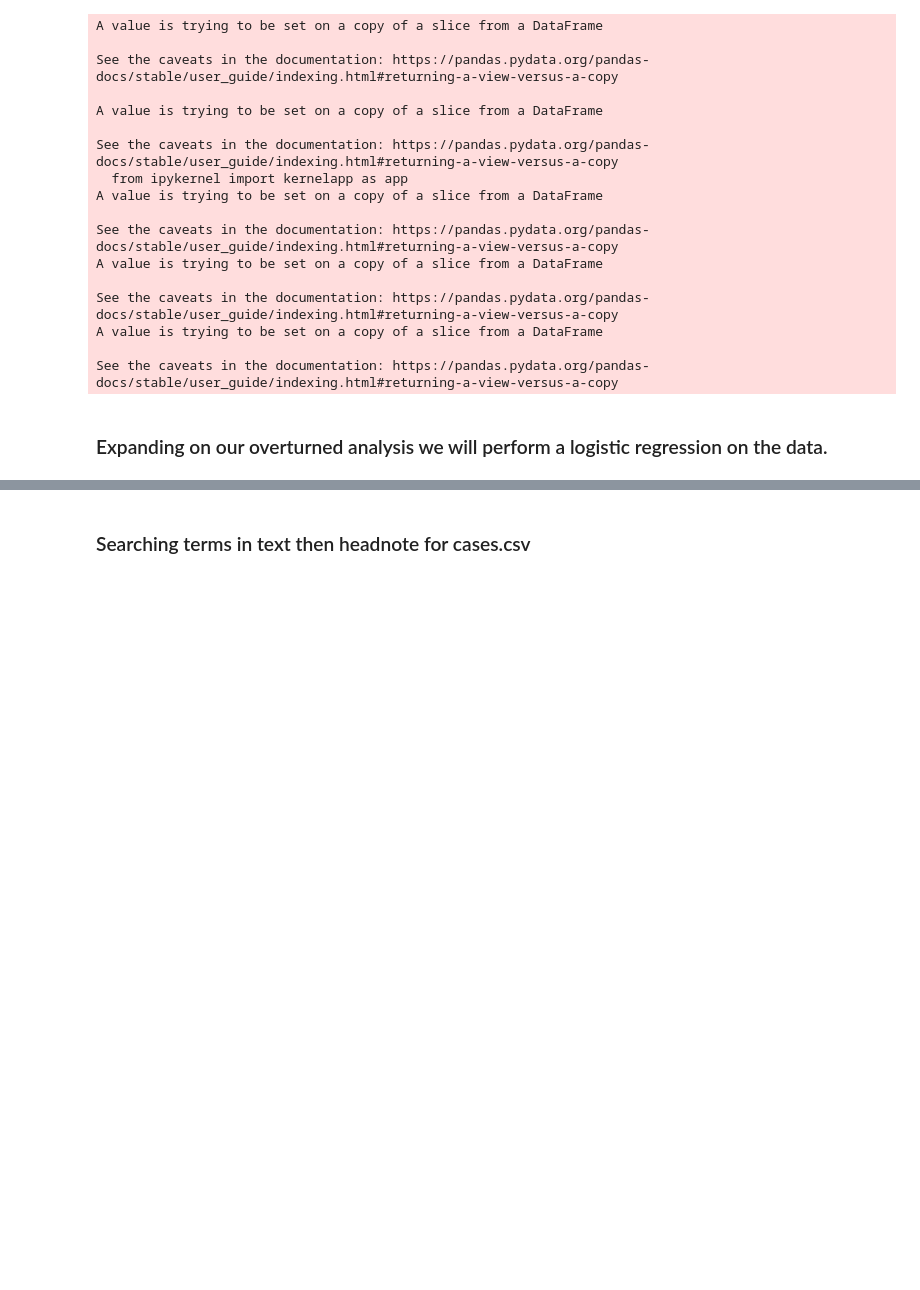
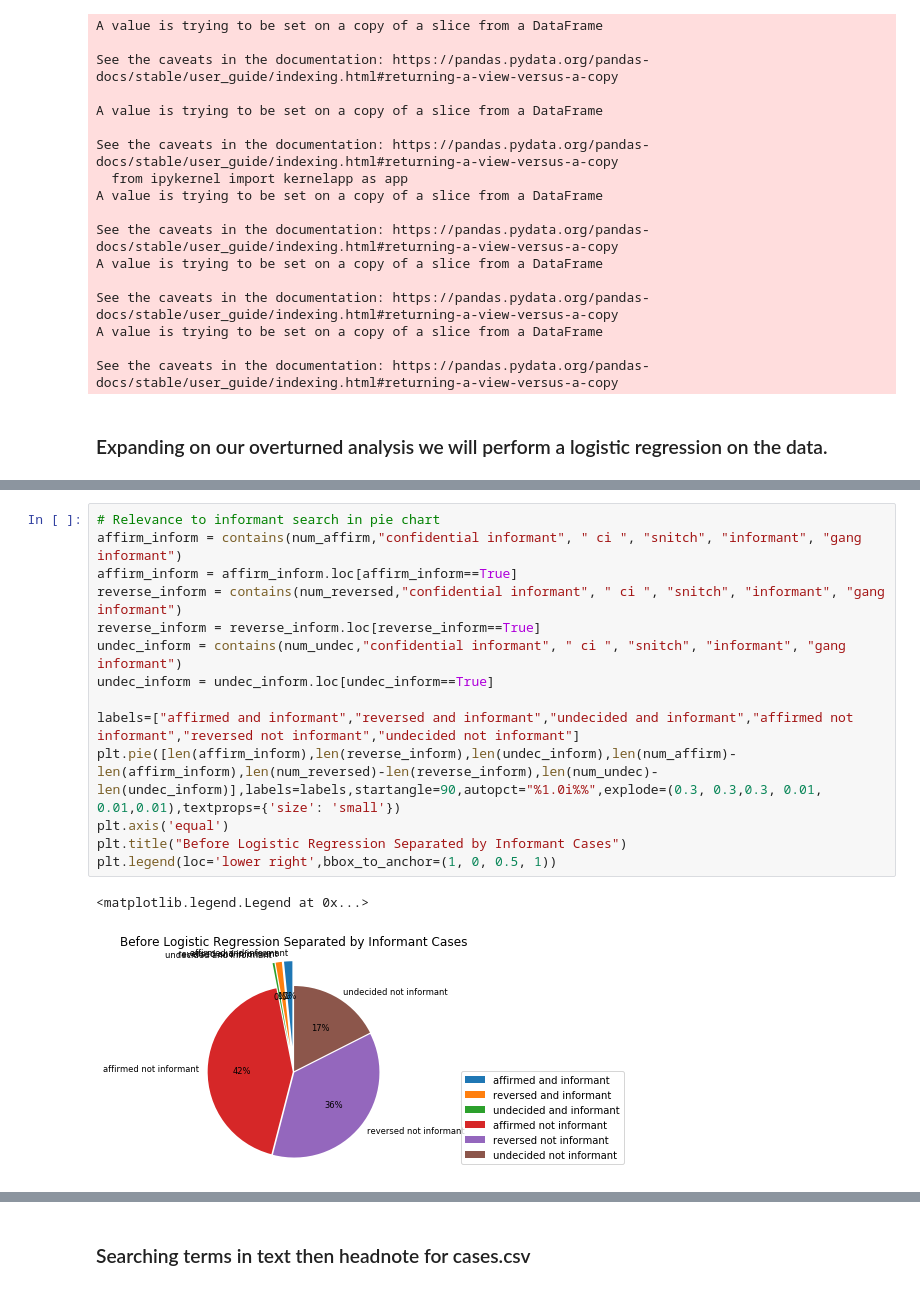
Before and after one commit to BU-Spark/CS506-Spring2020-Projects, a Jupyter notebook: Dolfi Ruiz Kuckes - Informants/scripts/terms_in_cases.ipynb, the cells around one changed output, grey strips where cells are left out. Cells and saved outputs as stored; diff of their text form; blank space fills up the shorter version.

```diff
--- a/Dolfi Ruiz Kuckes - Informants/scripts/terms_in_cases.ipynb
+++ b/Dolfi Ruiz Kuckes - Informants/scripts/terms_in_cases.ipynb
@@ -407,0 +410,17 @@ See the caveats in the documentation: https://pandas.pydata.org/pandas-docs/stab
+# %%
+# Relevance to informant search in pie chart
+affirm_inform = contains(num_affirm,"confidential informant", " ci ", "snitch", "informant", "gang informant")
+affirm_inform = affirm_inform.loc[affirm_inform==True]
+reverse_inform = contains(num_reversed,"confidential informant", " ci ", "snitch", "informant", "gang informant")
+reverse_inform = reverse_inform.loc[reverse_inform==True]
+undec_inform = contains(num_undec,"confidential informant", " ci ", "snitch", "informant", "gang informant")
+undec_inform = undec_inform.loc[undec_inform==True]
+
+labels=["affirmed and informant","reversed and informant","undecided and informant","affirmed not informant","reversed not informant","undecided not informant"]
+plt.pie([len(affirm_inform),len(reverse_inform),len(undec_inform),len(num_affirm)-len(affirm_inform),len(num_reversed)-len(reverse_inform),len(num_undec)-len(undec_inform)],labels=labels,startangle=90,autopct="%1.0i%%",explode=(0.3, 0.3,0.3, 0.01, 0.01,0.01),textprops={'size': 'small'})
+plt.axis('equal')
+plt.title("Before Logistic Regression Separated by Informant Cases")
+plt.legend(loc='lower right',bbox_to_anchor=(1, 0, 0.5, 1))
+# %% [output]
+<matplotlib.legend.Legend at 0x...>
+[figure, added]
```
Also changed, not shown: parts of 23 cells of this notebook.
